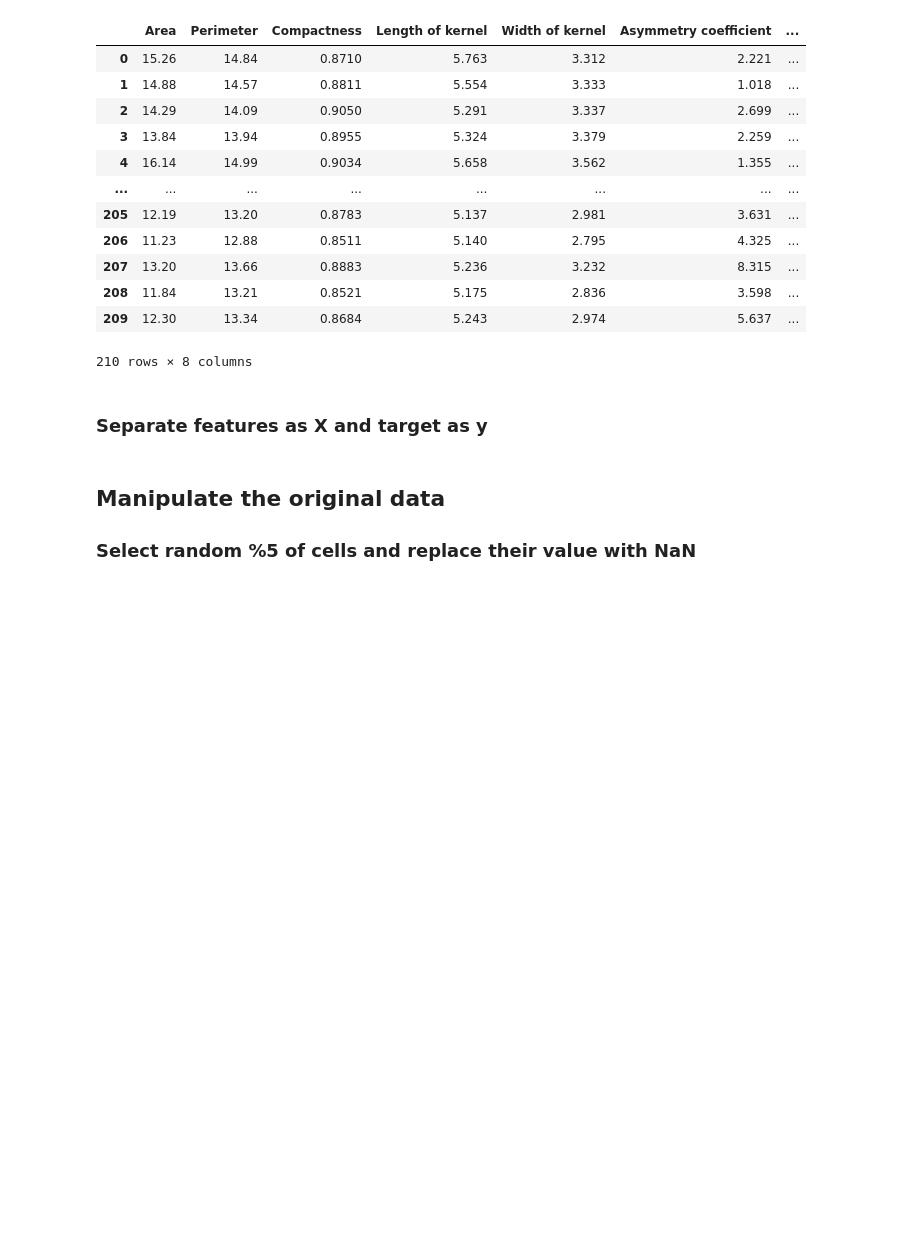
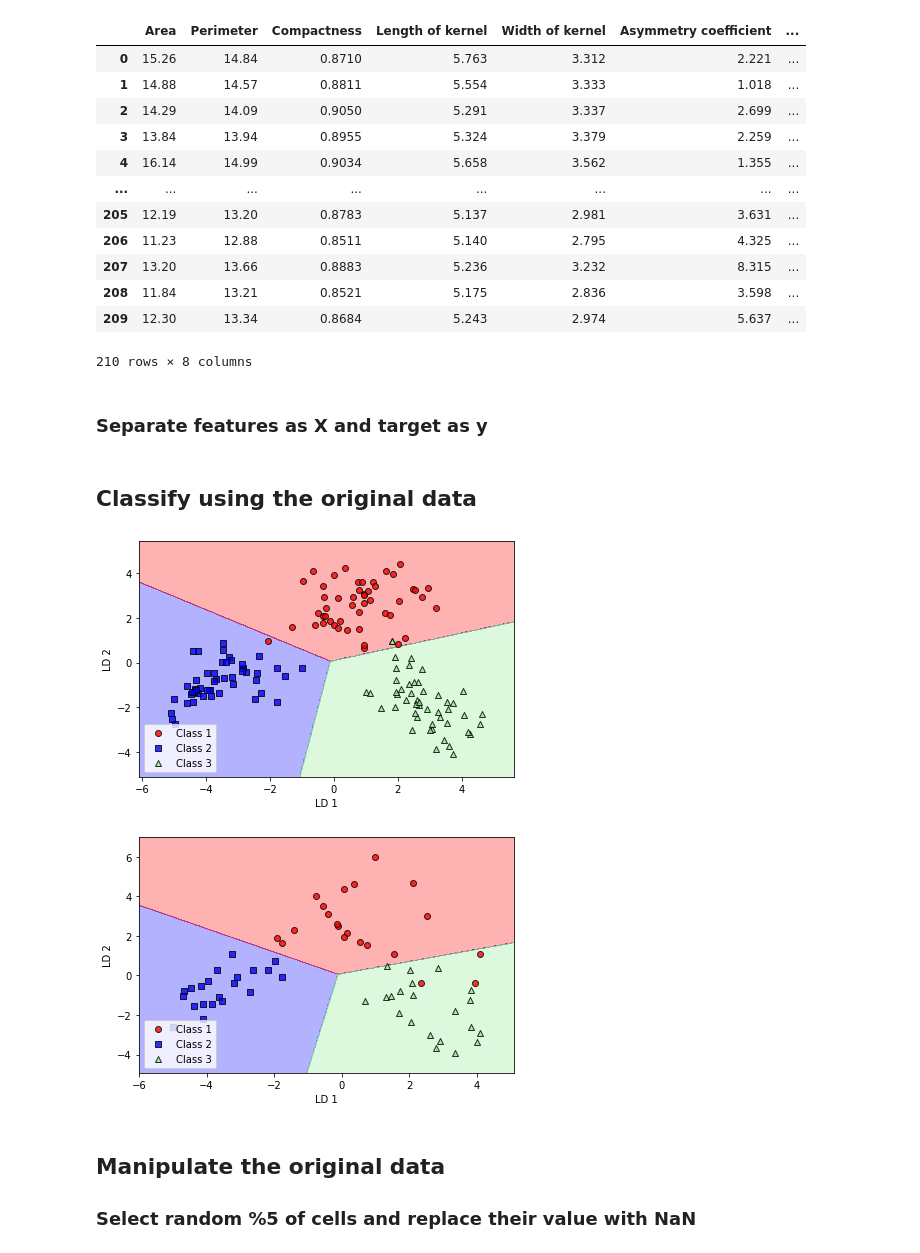
Before and after one commit to um-eece-7217/sp_daj_wheat_seeds, a Jupyter notebook: sp_daj_wheat_seeds_MMHW2.ipynb, the cells around one changed output. Drawn from its saved outputs; the diff is of its cells as text; code cells hidden in the pictures; blank space fills up the shorter version.

Commit message:
Wheat seeds 2 updated with classifier

```diff
--- a/sp_daj_wheat_seeds_MMHW2.ipynb
+++ b/sp_daj_wheat_seeds_MMHW2.ipynb
@@ -60,3 +96,45 @@ y = df.loc[:, 'target']
+# %% [markdown]
+## Classify using the original data
+# %%
+X_train, X_test, y_train, y_test = train_test_split(
+    X, y, test_size=0.3, stratify=y, random_state=0)
+
+scaler = StandardScaler()
+
+X_train_std = pd.DataFrame(
+    scaler.fit_transform(X_train),
+    columns = X_train.columns
+)
+
+X_test_std = pd.DataFrame(
+    scaler.transform(X_test),
+    columns = X_test.columns
+)
+
+lda = LDA(n_components=2)
+X_train_lda = lda.fit_transform(X_train_std, y_train)
+X_test_lda = lda.transform(X_test_std)
+
+lr = LogisticRegression(multi_class='ovr', random_state=1, solver='lbfgs')
+lr = lr.fit(X_train_lda, y_train)
+
+plt.figure()
+plot_decision_regions(X_train_lda, y_train, classifier=lr)
+plt.xlabel('LD 1')
+plt.ylabel('LD 2')
+plt.legend(loc='lower left')
+plt.tight_layout()
+
+plt.figure()
+plot_decision_regions(X_test_lda, y_test, classifier=lr)
+plt.xlabel('LD 1')
+plt.ylabel('LD 2')
+plt.legend(loc='lower left')
+plt.tight_layout()
+plt.show()
+# %% [output]
+[figure, added]
+[figure, added]
 # %% [markdown]
 ## Manipulate the original data
 ### Select random %5 of cells and replace their value with NaN
```
Also changed, not shown: parts of 13 cells of this notebook.
